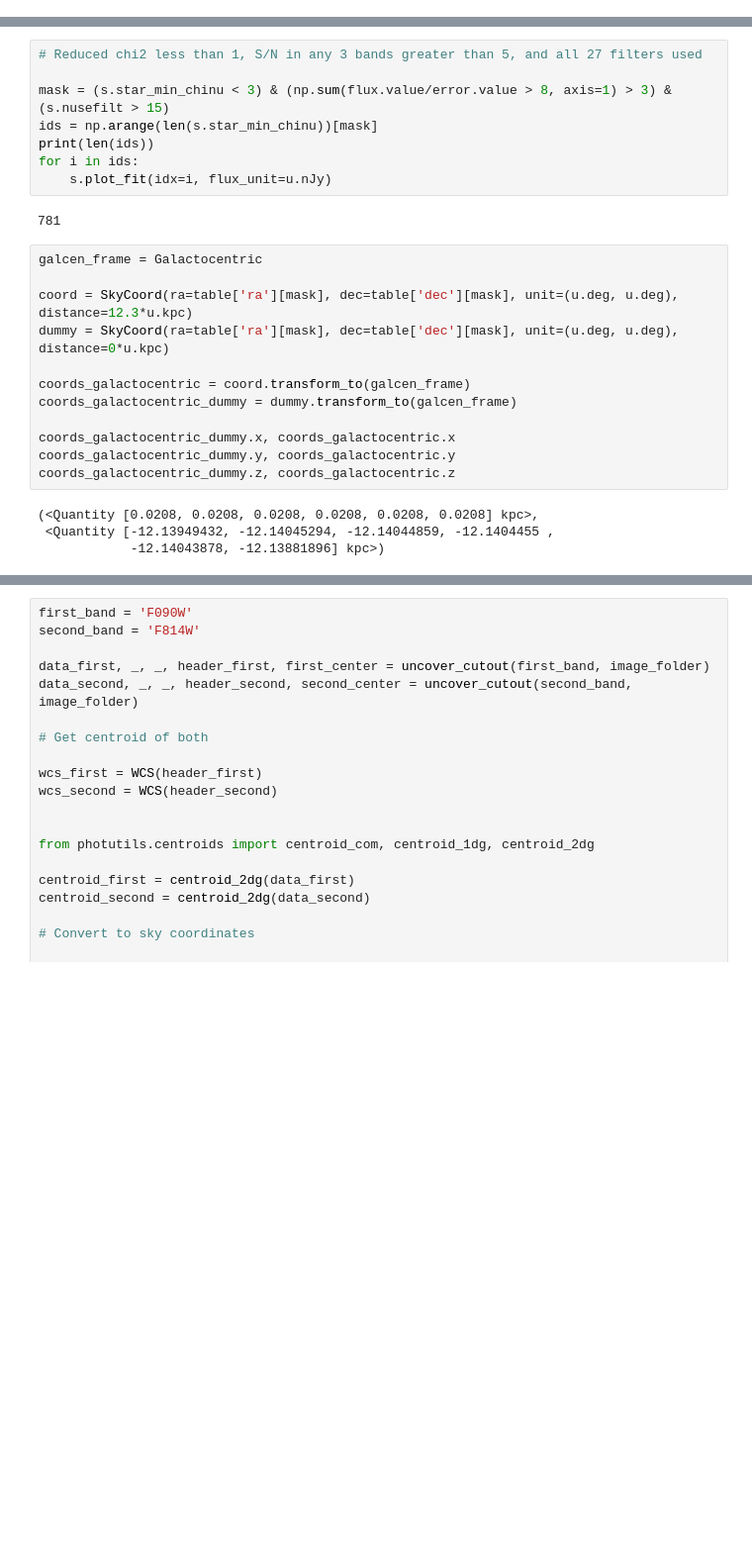
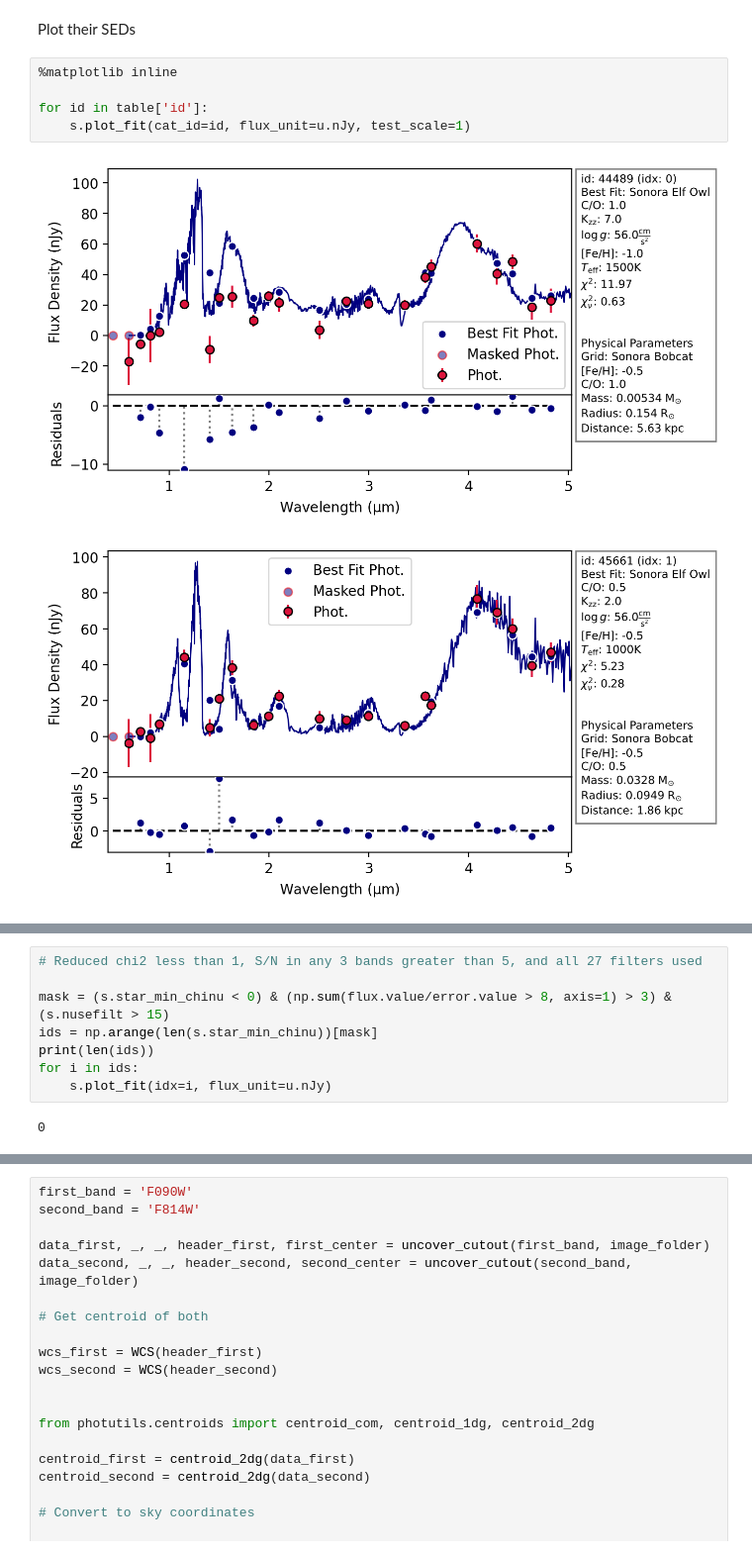
Before and after one commit to tHarvey303/BD-Finder, a Jupyter notebook: examples/uncover_bd.ipynb, the cells around one changed output, grey strips where cells are left out. Shown at 99% size. Saved outputs shown, nothing was run; the diff lists cells and outputs as text; blank space fills up the shorter version.

```diff
--- a/examples/uncover_bd.ipynb
+++ b/examples/uncover_bd.ipynb
@@ -60,0 +97,10 @@ Fitting 23 bands: ['ACS_WFC.F435W', 'ACS_WFC.F606W', 'ACS_WFC.F814W', 'F070W', '
+# %% [markdown]
+Plot their SEDs
+# %%
+%matplotlib inline
+
+for id in table['id']:
+    s.plot_fit(cat_id=id, flux_unit=u.nJy, test_scale=1)
+# %% [output]
+[figure, added]
+[figure, added]
@@ -61,28 +108,12 @@ Fitting 23 bands: ['ACS_WFC.F435W', 'ACS_WFC.F606W', 'ACS_WFC.F814W', 'F070W', '
 # %%
 # Reduced chi2 less than 1, S/N in any 3 bands greater than 5, and all 27 filters used
 
-mask = (s.star_min_chinu < 3) & (np.sum(flux.value/error.value > 8, axis=1) > 3) & (s.nusefilt > 15)
+mask = (s.star_min_chinu < 0) & (np.sum(flux.value/error.value > 8, axis=1) > 3) & (s.nusefilt > 15)
 ids = np.arange(len(s.star_min_chinu))[mask]
 print(len(ids))
 for i in ids:
     s.plot_fit(idx=i, flux_unit=u.nJy)
 # %% [output]
-781
+0
-# %%
-galcen_frame = Galactocentric
-
-coord = SkyCoord(ra=table['ra'][mask], dec=table['dec'][mask], unit=(u.deg, u.deg), distance=12.3*u.kpc)
-dummy = SkyCoord(ra=table['ra'][mask], dec=table['dec'][mask], unit=(u.deg, u.deg), distance=0*u.kpc)
-
-coords_galactocentric = coord.transform_to(galcen_frame)
-coords_galactocentric_dummy = dummy.transform_to(galcen_frame)
-
-coords_galactocentric_dummy.x, coords_galactocentric.x
-coords_galactocentric_dummy.y, coords_galactocentric.y
-coords_galactocentric_dummy.z, coords_galactocentric.z
-# %% [output]
-(<Quantity [0.0208, 0.0208, 0.0208, 0.0208, 0.0208, 0.0208] kpc>,
- <Quantity [-12.13949432, -12.14045294, -12.14044859, -12.1404455 ,
-            -12.14043878, -12.13881896] kpc>)
 # %%
 #%matplotlib ipympl
```
Also changed, not shown: parts of 26 cells of this notebook, 2 other files.
